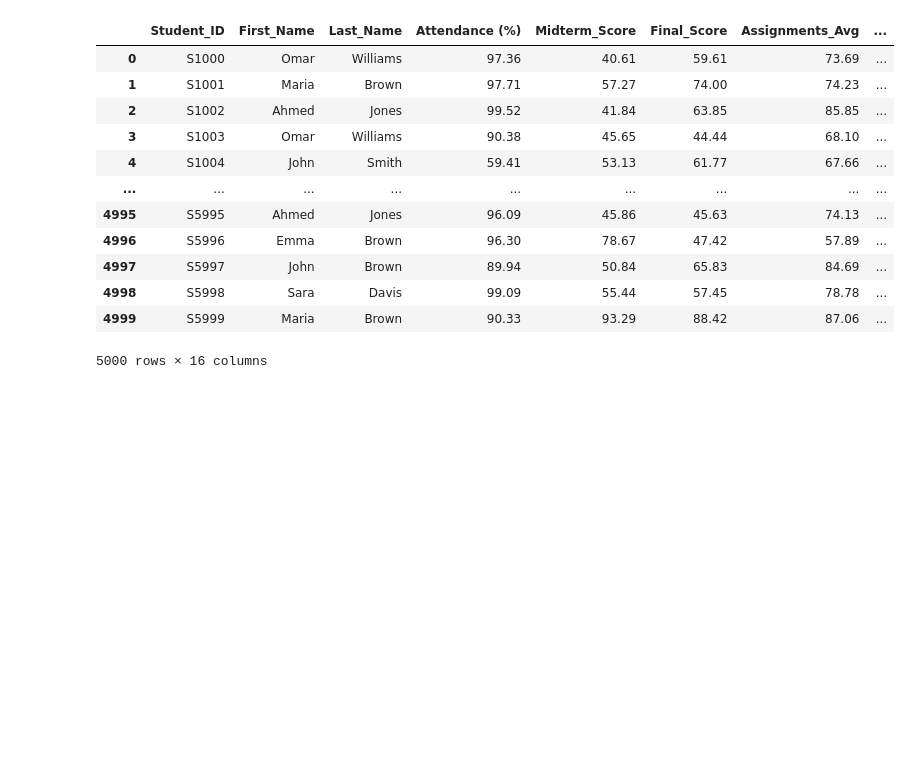
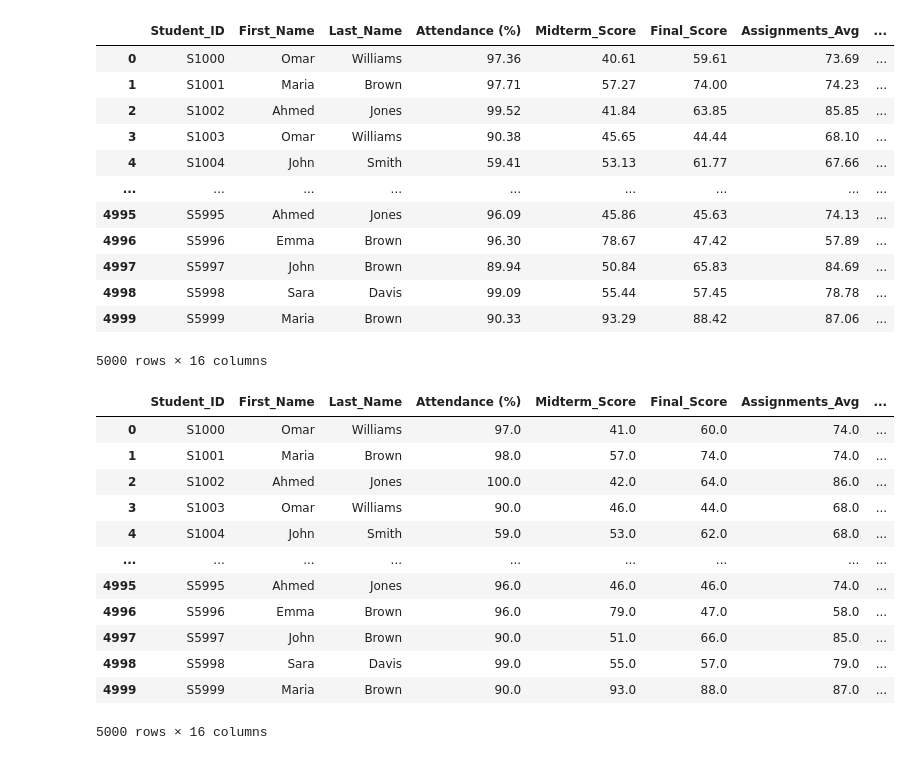
Before and after one commit to heykaveesha27/ai-assignment, a Jupyter notebook: notebook.ipynb, the cells around one changed output. Saved outputs shown, nothing was run; the diff lists cells and outputs as text; code cells hidden in the pictures; blank space fills up the shorter version.

```diff
--- a/notebook.ipynb
+++ b/notebook.ipynb
@@ -126,3 +126,20 @@ data_trimmed
 | 4998 | S5998 | Sara | Davis | 99.09 | 55.44 | 57.45 | 78.78 | ... |
 | 4999 | S5999 | Maria | Brown | 90.33 | 93.29 | 88.42 | 87.06 | ... |
 5000 rows × 16 columns
+# %%
+data_trimmed = data_trimmed.round(0)
+data_trimmed
+# %% [output]
+|  | Student_ID | First_Name | Last_Name | Attendance (%) | Midterm_Score | Final_Score | Assignments_Avg | ... |
+| 0 | S1000 | Omar | Williams | 97.0 | 41.0 | 60.0 | 74.0 | ... |
+| 1 | S1001 | Maria | Brown | 98.0 | 57.0 | 74.0 | 74.0 | ... |
+| 2 | S1002 | Ahmed | Jones | 100.0 | 42.0 | 64.0 | 86.0 | ... |
+| 3 | S1003 | Omar | Williams | 90.0 | 46.0 | 44.0 | 68.0 | ... |
+| 4 | S1004 | John | Smith | 59.0 | 53.0 | 62.0 | 68.0 | ... |
+| ... | ... | ... | ... | ... | ... | ... | ... | ... |
+| 4995 | S5995 | Ahmed | Jones | 96.0 | 46.0 | 46.0 | 74.0 | ... |
+| 4996 | S5996 | Emma | Brown | 96.0 | 79.0 | 47.0 | 58.0 | ... |
+| 4997 | S5997 | John | Brown | 90.0 | 51.0 | 66.0 | 85.0 | ... |
+| 4998 | S5998 | Sara | Davis | 99.0 | 55.0 | 57.0 | 79.0 | ... |
+| 4999 | S5999 | Maria | Brown | 90.0 | 93.0 | 88.0 | 87.0 | ... |
+5000 rows × 16 columns
```
Also changed, not shown: 19 other files.
